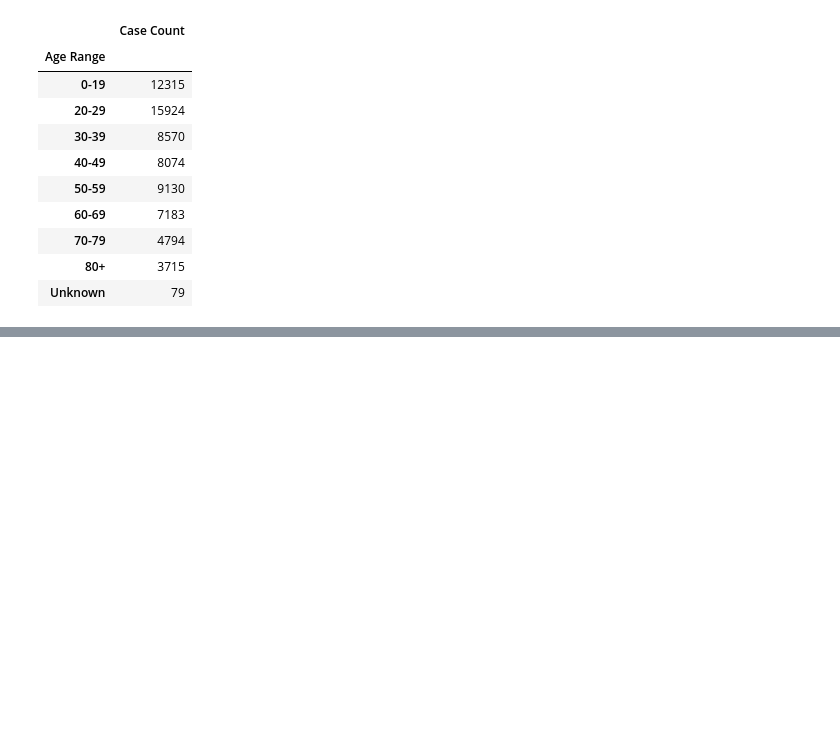
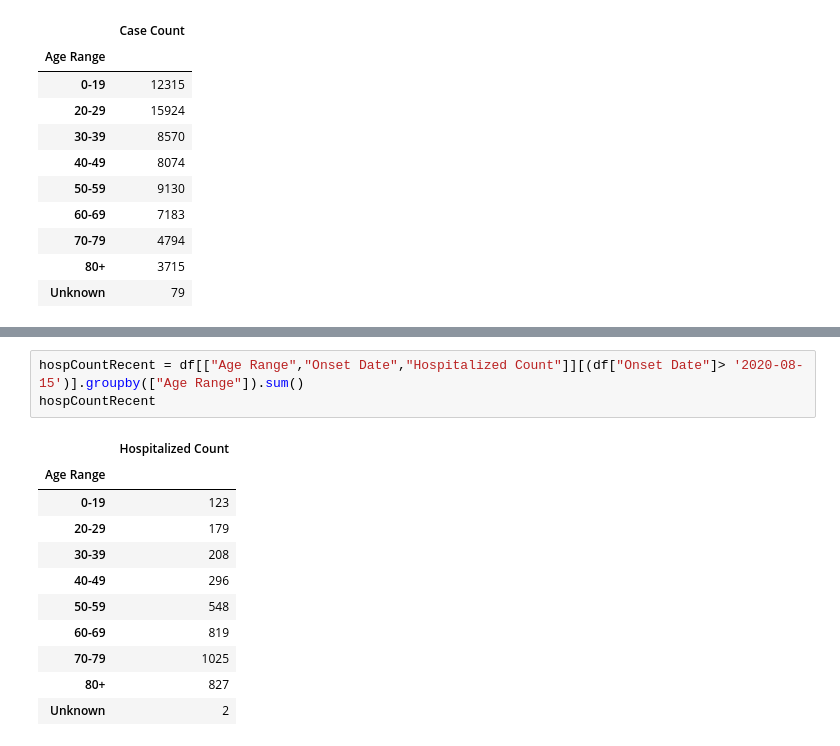
Before and after one commit to VagishVela/Ohio-COVID-19-Analysis, a Jupyter notebook: Ohio COVID-19 Analysis.ipynb, the cells around one changed output, grey strips where cells are left out. Cells and saved outputs as stored; diff of their text form; blank space fills up the shorter version.

```diff
--- a/Ohio COVID-19 Analysis.ipynb
+++ b/Ohio COVID-19 Analysis.ipynb
@@ -101,0 +111,15 @@ caseCountRecent
+# %%
+hospCountRecent = df[["Age Range","Onset Date","Hospitalized Count"]][(df["Onset Date"]> '2020-08-15')].groupby(["Age Range"]).sum()
+hospCountRecent
+# %% [output]
+|  | Hospitalized Count |
+| Age Range |  |
+| 0-19 | 123 |
+| 20-29 | 179 |
+| 30-39 | 208 |
+| 40-49 | 296 |
+| 50-59 | 548 |
+| 60-69 | 819 |
+| 70-79 | 1025 |
+| 80+ | 827 |
+| Unknown | 2 |
```
Also changed, not shown: parts of 1 cell of this notebook.
